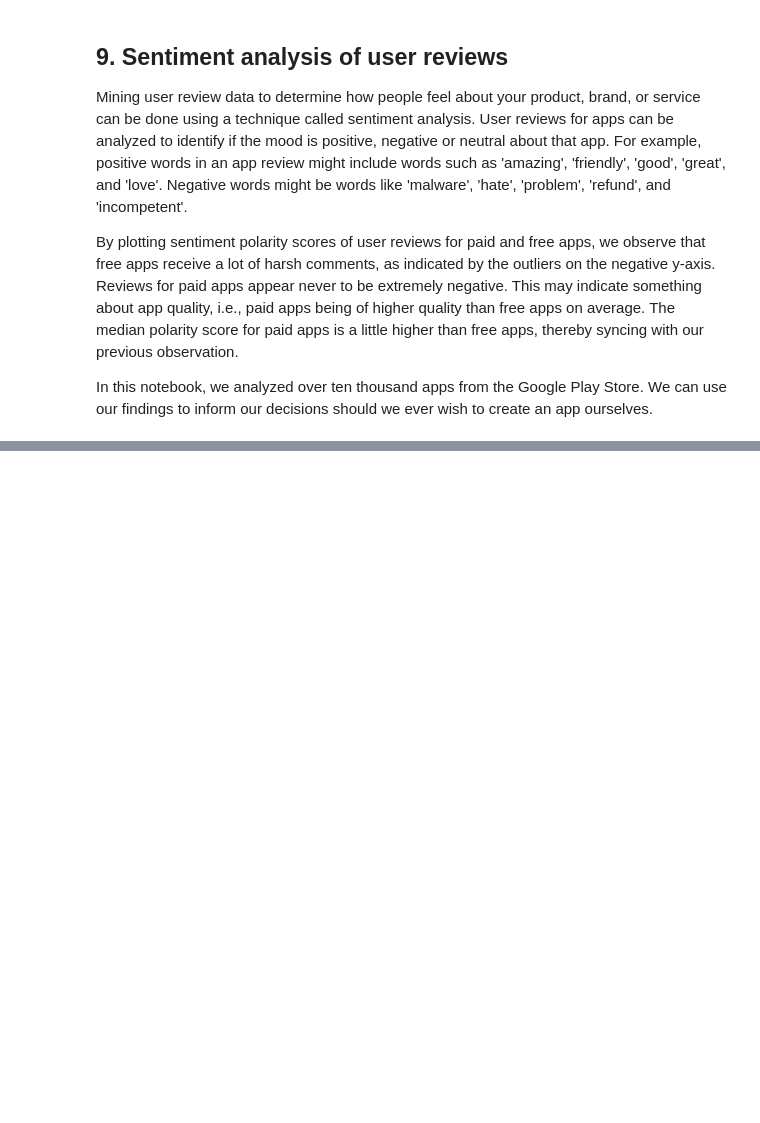
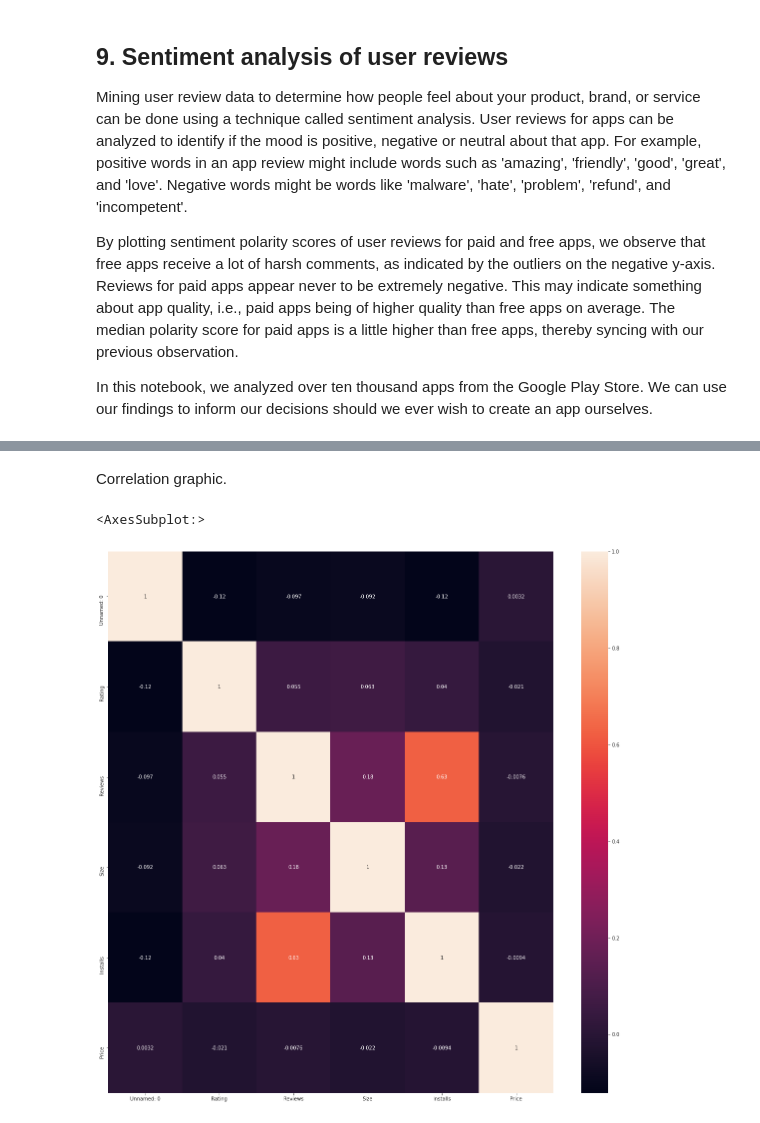
Before and after one commit to erinkelsey/datascience-python, a Jupyter notebook: android_app_market_on_google_play/android_app_market_on_google_play.ipynb, the cells around one changed output, grey strips where cells are left out. Saved outputs shown, nothing was run; the diff lists cells and outputs as text; code cells hidden in the pictures; blank space fills up the shorter version.

Commit message:
added: correlation graph inside android_app_market_on_play... notebook, you can improve this one

```diff
--- a/android_app_market_on_google_play/android_app_market_on_google_play.ipynb
+++ b/android_app_market_on_google_play/android_app_market_on_google_play.ipynb
@@ -263,0 +264,8 @@ Text(0.5, 1.0, 'Sentiment Polarity Distribution')
+# %% [markdown]
+Correlation graphic.
+# %%
+plt.figure(figsize=(20, 20))
+sns.heatmap(apps.corr(), annot=True)
+# %% [output]
+<AxesSubplot:>
+[figure, added]
```
Also changed, not shown: parts of 5 cells of this notebook.
